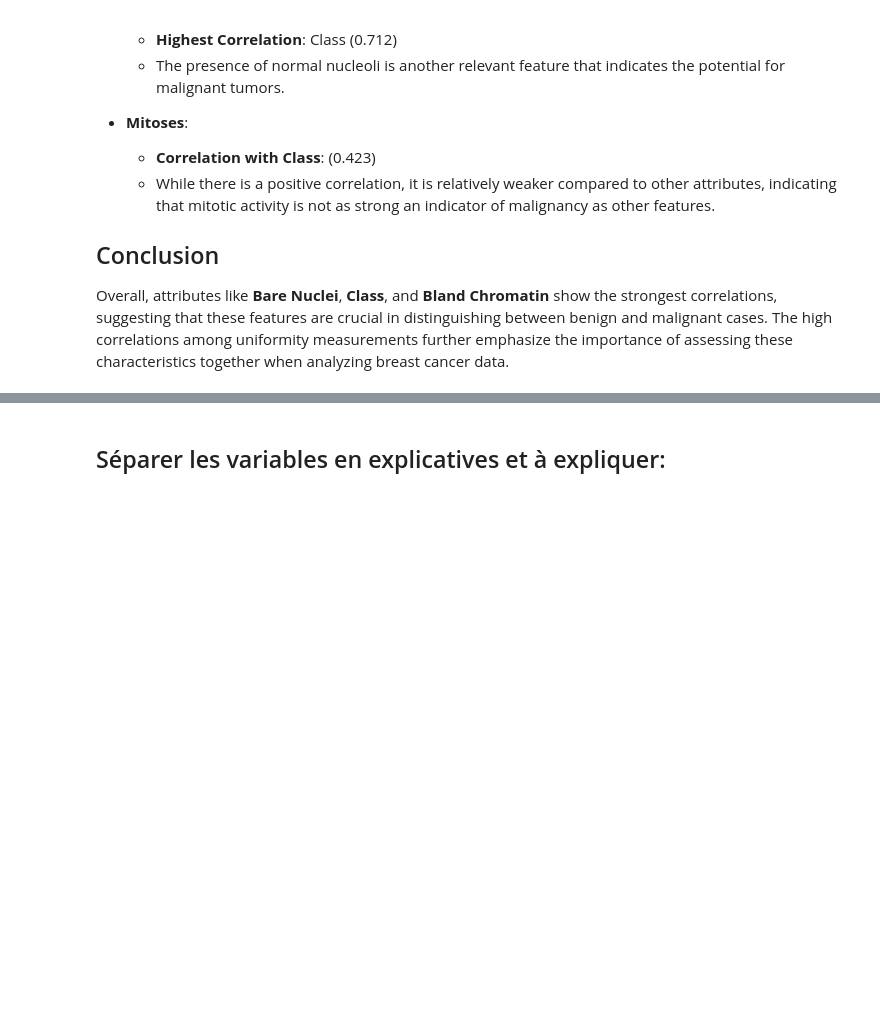
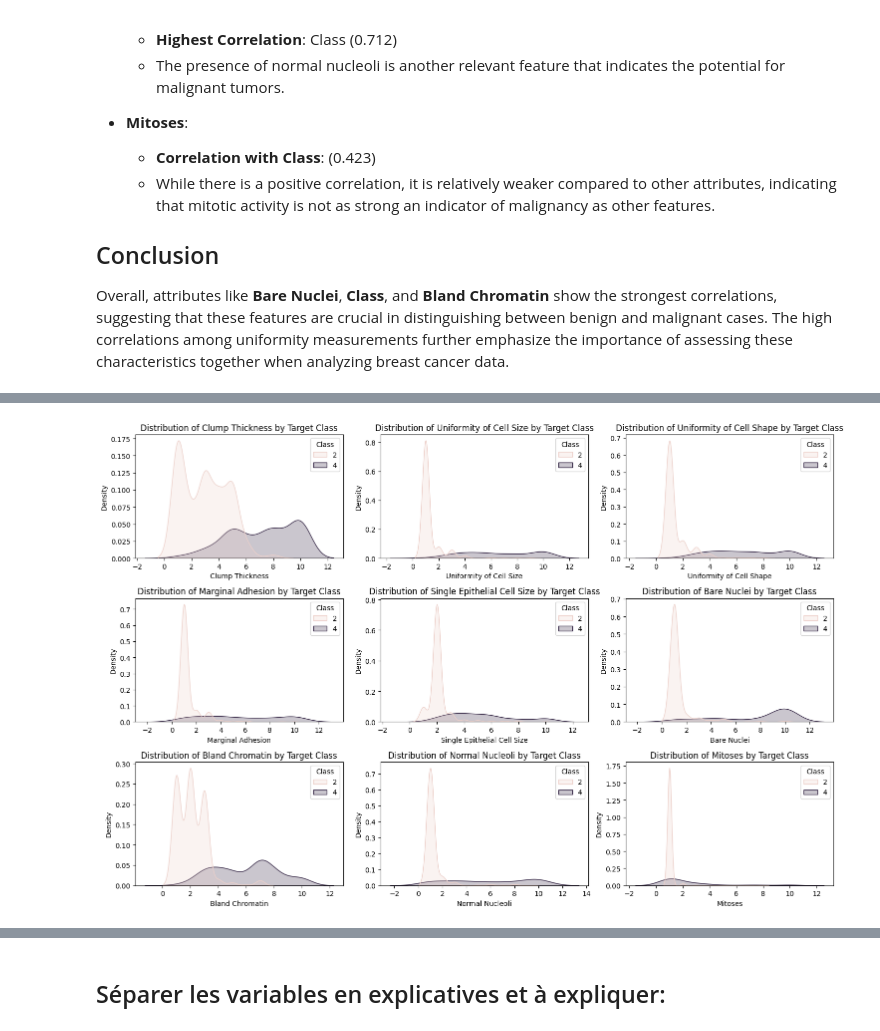
Before and after one commit to Sheris-Milly/Cancer_Predection_App, a Jupyter notebook: static/best rf.ipynb, the cells around one changed output, grey strips where cells are left out. Saved outputs shown, nothing was run; the diff lists cells and outputs as text; code cells hidden in the pictures; blank space fills up the shorter version.

```diff
--- a/static/best rf.ipynb
+++ b/static/best rf.ipynb
@@ -253,0 +271,10 @@ Overall, attributes like **Bare Nuclei**, **Class**, and **Bland Chromatin** sho
+# %%
+plt.figure(figsize=(15, 10))
+for i, col in enumerate(data.columns[:-1], 1):
+    plt.subplot(3, 3, i)
+    sns.kdeplot(data=data, x=col, hue='Class', fill=True)
+    plt.title(f'Distribution of {col} by Target Class')
+plt.tight_layout()
+plt.show()
+# %% [output]
+[figure, added]
```
Also changed, not shown: parts of 20 cells of this notebook, 1 other file.
